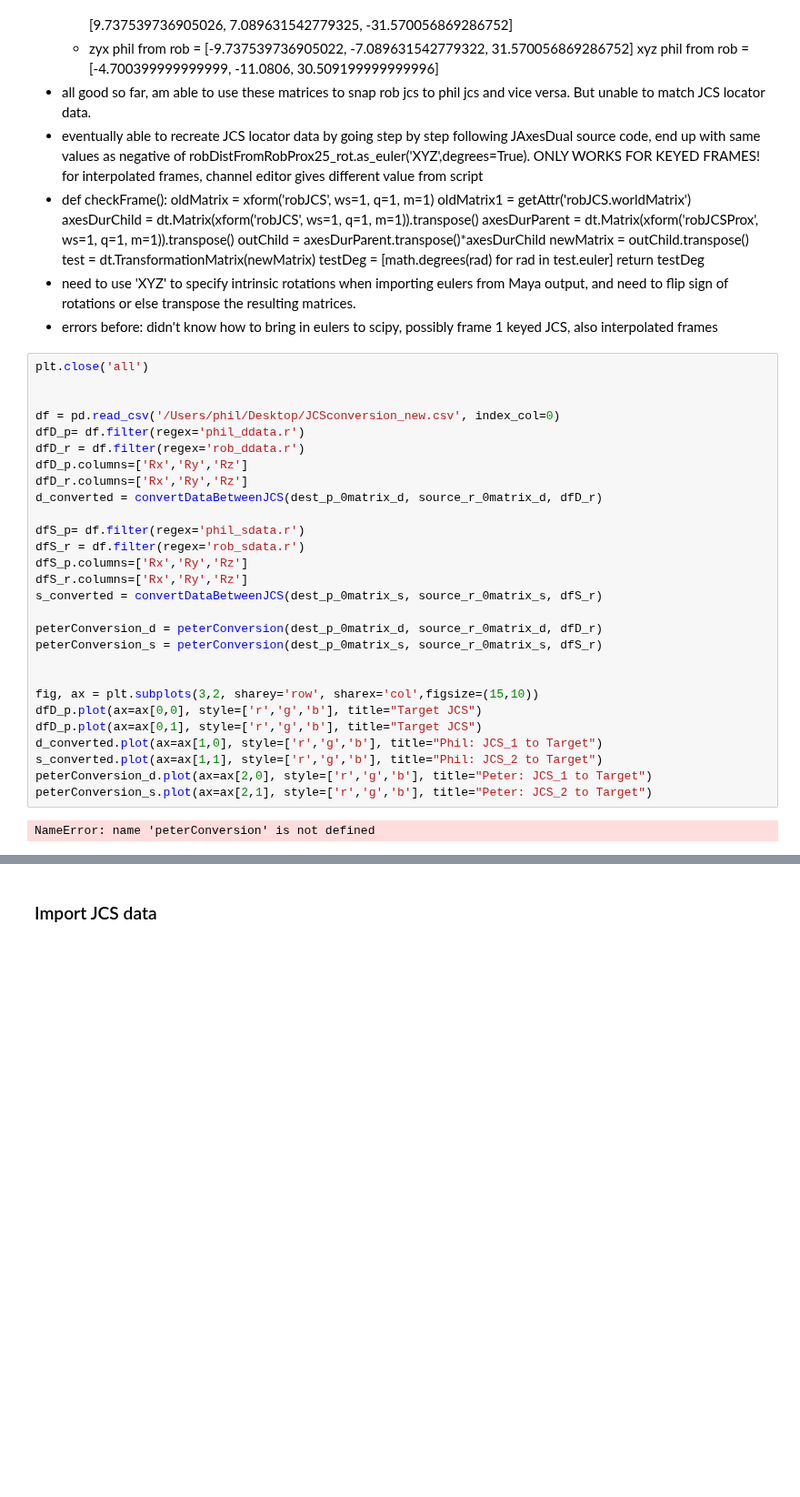
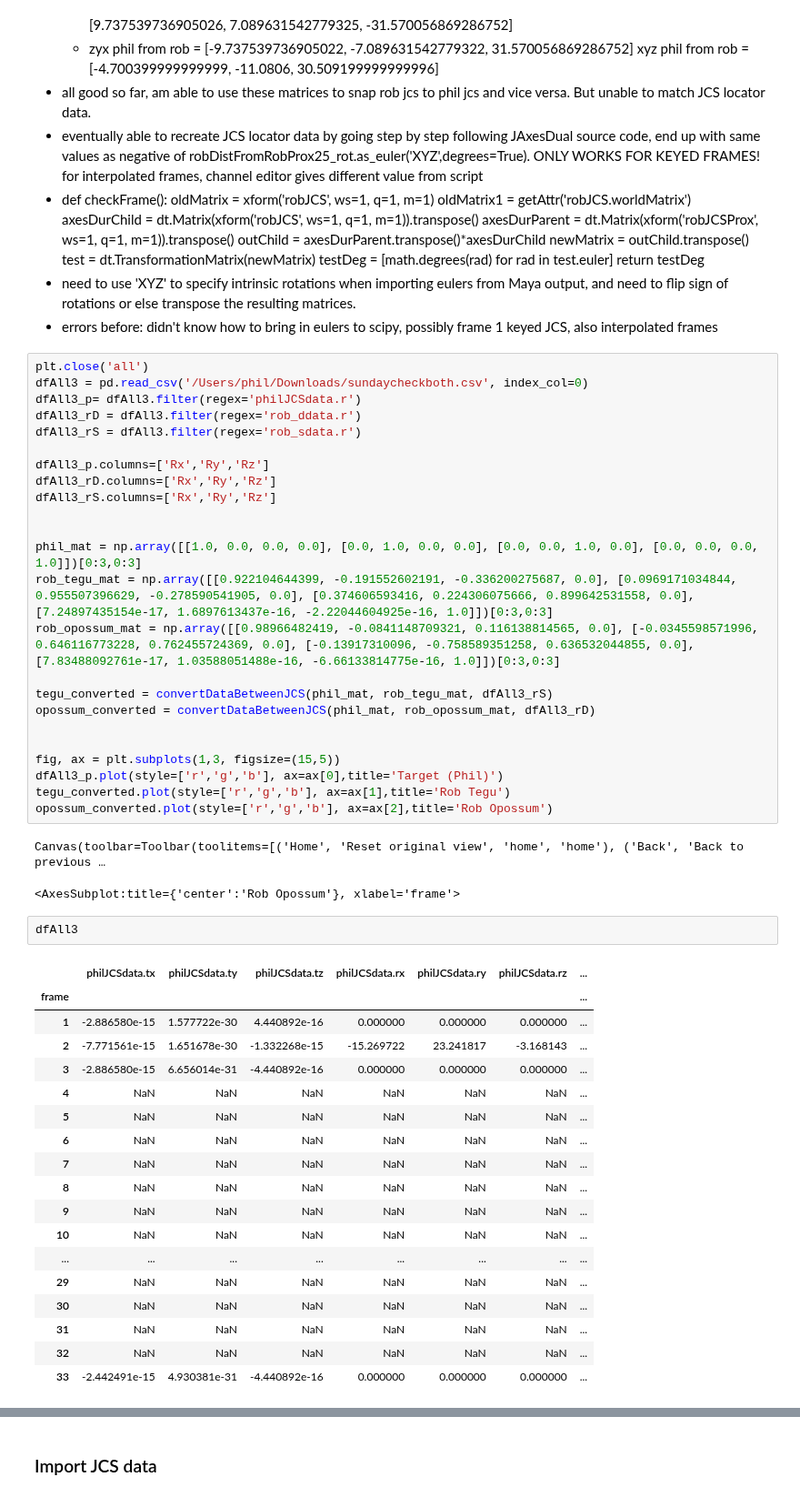
Before and after one commit to popscallion/DeepLabCut, a Jupyter notebook: deadROMM/ch3Analyses.ipynb, the cells around one changed output, grey strips where cells are left out. Shown at 91% size. Cells and saved outputs as stored; diff of their text form; blank space fills up the shorter version.

Commit message:
verified working conversion, added canonical offset matrices

```diff
--- a/deadROMM/ch3Analyses.ipynb
+++ b/deadROMM/ch3Analyses.ipynb
@@ -307,33 +274,51 @@ Canvas(toolbar=Toolbar(toolitems=[('Home', 'Reset original view', 'home', 'home'
     return testDeg
 - need to use 'XYZ' to specify intrinsic rotations when importing eulers from Maya output, and need to flip sign of rotations or else transpose the resulting matrices.
 - errors before: didn't know how to bring in eulers to scipy, possibly frame 1 keyed JCS, also interpolated frames
-# %%
-plt.close('all')
-
-
-df = pd.read_csv('/Users/phil/Desktop/JCSconversion_new.csv', index_col=0)
-dfD_p= df.filter(regex='phil_ddata.r')
-dfD_r = df.filter(regex='rob_ddata.r')
-dfD_p.columns=['Rx','Ry','Rz']
-dfD_r.columns=['Rx','Ry','Rz']
-d_converted = convertDataBetweenJCS(dest_p_0matrix_d, source_r_0matrix_d, dfD_r)
-
-dfS_p= df.filter(regex='phil_sdata.r')
-dfS_r = df.filter(regex='rob_sdata.r')
-dfS_p.columns=['Rx','Ry','Rz']
-dfS_r.columns=['Rx','Ry','Rz']
-s_converted = convertDataBetweenJCS(dest_p_0matrix_s, source_r_0matrix_s, dfS_r)
-
-peterConversion_d = peterConversion(dest_p_0matrix_d, source_r_0matrix_d, dfD_r)
-peterConversion_s = peterConversion(dest_p_0matrix_s, source_r_0matrix_s, dfS_r)
-
-
-fig, ax = plt.subplots(3,2, sharey='row', sharex='col',figsize=(15,10))
-dfD_p.plot(ax=ax[0,0], style=['r','g','b'], title="Target JCS")
-dfD_p.plot(ax=ax[0,1], style=['r','g','b'], title="Target JCS")
-d_converted.plot(ax=ax[1,0], style=['r','g','b'], title="Phil: JCS_1 to Target")
-s_converted.plot(ax=ax[1,1], style=['r','g','b'], title="Phil: JCS_2 to Target")
-peterConversion_d.plot(ax=ax[2,0], style=['r','g','b'], title="Peter: JCS_1 to Target")
-peterConversion_s.plot(ax=ax[2,1], style=['r','g','b'], title="Peter: JCS_2 to Target")
-# %% [output]
-NameError: name 'peterConversion' is not defined
+# %%
+plt.close('all')
+dfAll3 = pd.read_csv('/Users/phil/Downloads/sundaycheckboth.csv', index_col=0)
+dfAll3_p= dfAll3.filter(regex='philJCSdata.r')
+dfAll3_rD = dfAll3.filter(regex='rob_ddata.r')
+dfAll3_rS = dfAll3.filter(regex='rob_sdata.r')
+
+dfAll3_p.columns=['Rx','Ry','Rz']
+dfAll3_rD.columns=['Rx','Ry','Rz']
+dfAll3_rS.columns=['Rx','Ry','Rz']
+
+
+phil_mat = np.array([[1.0, 0.0, 0.0, 0.0], [0.0, 1.0, 0.0, 0.0], [0.0, 0.0, 1.0, 0.0], [0.0, 0.0, 0.0, 1.0]])[0:3,0:3]
+rob_tegu_mat = np.array([[0.922104644399, -0.191552602191, -0.336200275687, 0.0], [0.0969171034844, 0.955507396629, -0.278590541905, 0.0], [0.374606593416, 0.224306075666, 0.899642531558, 0.0], [7.24897435154e-17, 1.6897613437e-16, -2.22044604925e-16, 1.0]])[0:3,0:3]
+rob_opossum_mat = np.array([[0.98966482419, -0.0841148709321, 0.116138814565, 0.0], [-0.0345598571996, 0.646116773228, 0.762455724369, 0.0], [-0.13917310096, -0.758589351258, 0.636532044855, 0.0], [7.83488092761e-17, 1.03588051488e-16, -6.66133814775e-16, 1.0]])[0:3,0:3]
+
+tegu_converted = convertDataBetweenJCS(phil_mat, rob_tegu_mat, dfAll3_rS)
+opossum_converted = convertDataBetweenJCS(phil_mat, rob_opossum_mat, dfAll3_rD)
+
+
+fig, ax = plt.subplots(1,3, figsize=(15,5))
+dfAll3_p.plot(style=['r','g','b'], ax=ax[0],title='Target (Phil)')
+tegu_converted.plot(style=['r','g','b'], ax=ax[1],title='Rob Tegu')
+opossum_converted.plot(style=['r','g','b'], ax=ax[2],title='Rob Opossum')
+# %% [output]
+Canvas(toolbar=Toolbar(toolitems=[('Home', 'Reset original view', 'home', 'home'), ('Back', 'Back to previous …
+<AxesSubplot:title={'center':'Rob Opossum'}, xlabel='frame'>
+# %%
+dfAll3
+# %% [output]
+|  | philJCSdata.tx | philJCSdata.ty | philJCSdata.tz | philJCSdata.rx | philJCSdata.ry | philJCSdata.rz | ... |
+| frame |  |  |  |  |  |  | ... |
+| 1 | -2.886580e-15 | 1.577722e-30 | 4.440892e-16 | 0.000000 | 0.000000 | 0.000000 | ... |
+| 2 | -7.771561e-15 | 1.651678e-30 | -1.332268e-15 | -15.269722 | 23.241817 | -3.168143 | ... |
+| 3 | -2.886580e-15 | 6.656014e-31 | -4.440892e-16 | 0.000000 | 0.000000 | 0.000000 | ... |
+| 4 | NaN | NaN | NaN | NaN | NaN | NaN | ... |
+| 5 | NaN | NaN | NaN | NaN | NaN | NaN | ... |
+| 6 | NaN | NaN | NaN | NaN | NaN | NaN | ... |
+| 7 | NaN | NaN | NaN | NaN | NaN | NaN | ... |
+| 8 | NaN | NaN | NaN | NaN | NaN | NaN | ... |
+| 9 | NaN | NaN | NaN | NaN | NaN | NaN | ... |
+| 10 | NaN | NaN | NaN | NaN | NaN | NaN | ... |
+| ... | ... | ... | ... | ... | ... | ... | ... |
+| 29 | NaN | NaN | NaN | NaN | NaN | NaN | ... |
+| 30 | NaN | NaN | NaN | NaN | NaN | NaN | ... |
+| 31 | NaN | NaN | NaN | NaN | NaN | NaN | ... |
+| 32 | NaN | NaN | NaN | NaN | NaN | NaN | ... |
+| 33 | -2.442491e-15 | 4.930381e-31 | -4.440892e-16 | 0.000000 | 0.000000 | 0.000000 | ... |
```
Also changed, not shown: parts of 10 cells of this notebook, 1 other file.
